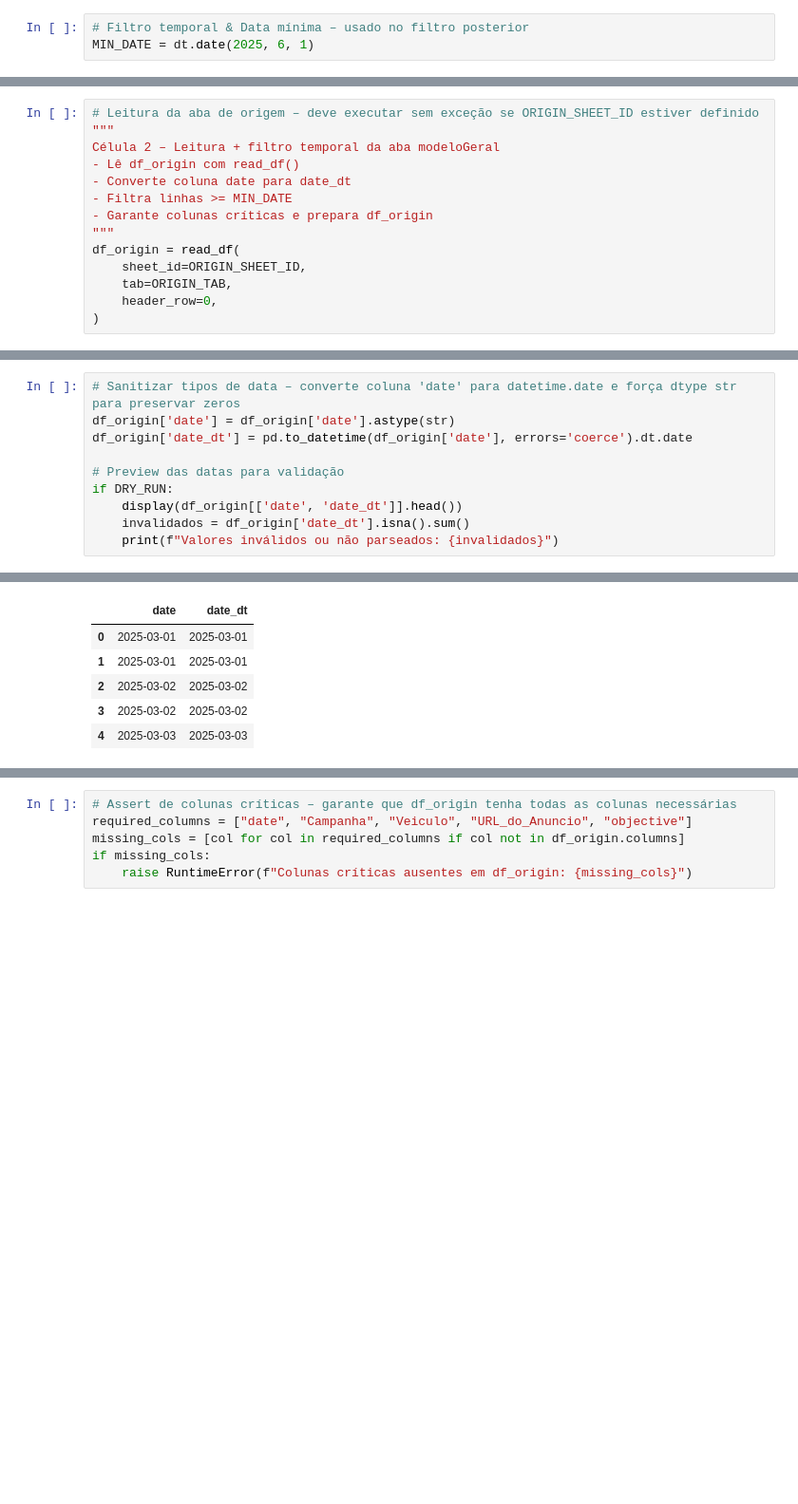
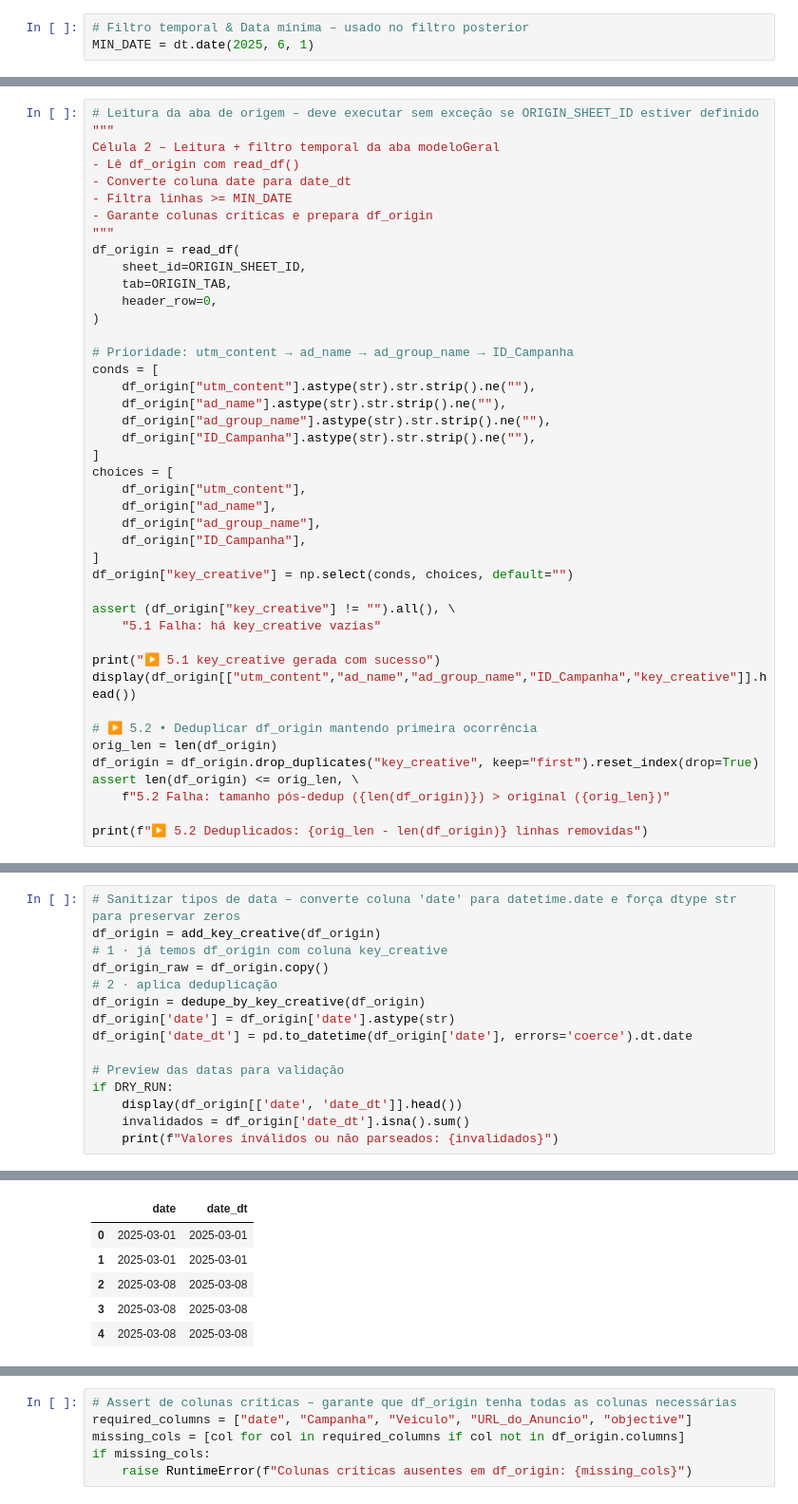
Before and after one commit to davidcantidio/etl_debrito, a Jupyter notebook: ponto_de_controle_writting.ipynb, the cells around one changed output, grey strips where cells are left out. Shown: that part at 95% size. Cells and saved outputs as stored; diff of their text form; blank space fills up the shorter version.

```diff
--- a/ponto_de_controle_writting.ipynb
+++ b/ponto_de_controle_writting.ipynb
@@ -64,3 +76,32 @@ df_origin = read_df(
     tab=ORIGIN_TAB,
     header_row=0,
 )
+
+# Prioridade: utm_content → ad_name → ad_group_name → ID_Campanha
+conds = [
+    df_origin["utm_content"].astype(str).str.strip().ne(""),
+    df_origin["ad_name"].astype(str).str.strip().ne(""),
+    df_origin["ad_group_name"].astype(str).str.strip().ne(""),
+    df_origin["ID_Campanha"].astype(str).str.strip().ne(""),
+]
+choices = [
+    df_origin["utm_content"],
+    df_origin["ad_name"],
+    df_origin["ad_group_name"],
+    df_origin["ID_Campanha"],
+]
+df_origin["key_creative"] = np.select(conds, choices, default="")
+
+assert (df_origin["key_creative"] != "").all(), \
+    "5.1 Falha: há key_creative vazias"
+
+print("▶ 5.1 key_creative gerada com sucesso")
+display(df_origin[["utm_content","ad_name","ad_group_name","ID_Campanha","key_creative"]].head())
+
+# ▶ 5.2 • Deduplicar df_origin mantendo primeira ocorrência
+orig_len = len(df_origin)
+df_origin = df_origin.drop_duplicates("key_creative", keep="first").reset_index(drop=True)
+assert len(df_origin) <= orig_len, \
+    f"5.2 Falha: tamanho pós-dedup ({len(df_origin)}) > original ({orig_len})"
+
+print(f"▶ 5.2 Deduplicados: {orig_len - len(df_origin)} linhas removidas")
@@ -67,5 +117,10 @@ df_origin = read_df(
 # %%
 # Sanitizar tipos de data – converte coluna 'date' para datetime.date e força dtype str para preservar zeros
+df_origin = add_key_creative(df_origin)
+# 1 · já temos df_origin com coluna key_creative
+df_origin_raw = df_origin.copy()
+# 2 · aplica deduplicação
+df_origin = dedupe_by_key_creative(df_origin)
 df_origin['date'] = df_origin['date'].astype(str)
 df_origin['date_dt'] = pd.to_datetime(df_origin['date'], errors='coerce').dt.date
 
@@ -78,6 +138,6 @@ if DRY_RUN:
 |  | date | date_dt |
 | 0 | 2025-03-01 | 2025-03-01 |
 | 1 | 2025-03-01 | 2025-03-01 |
-| 2 | 2025-03-02 | 2025-03-02 |
-| 3 | 2025-03-02 | 2025-03-02 |
-| 4 | 2025-03-03 | 2025-03-03 |
+| 2 | 2025-03-08 | 2025-03-08 |
+| 3 | 2025-03-08 | 2025-03-08 |
+| 4 | 2025-03-08 | 2025-03-08 |
```
Also changed, not shown: parts of 16 cells of this notebook, 1 other file.
